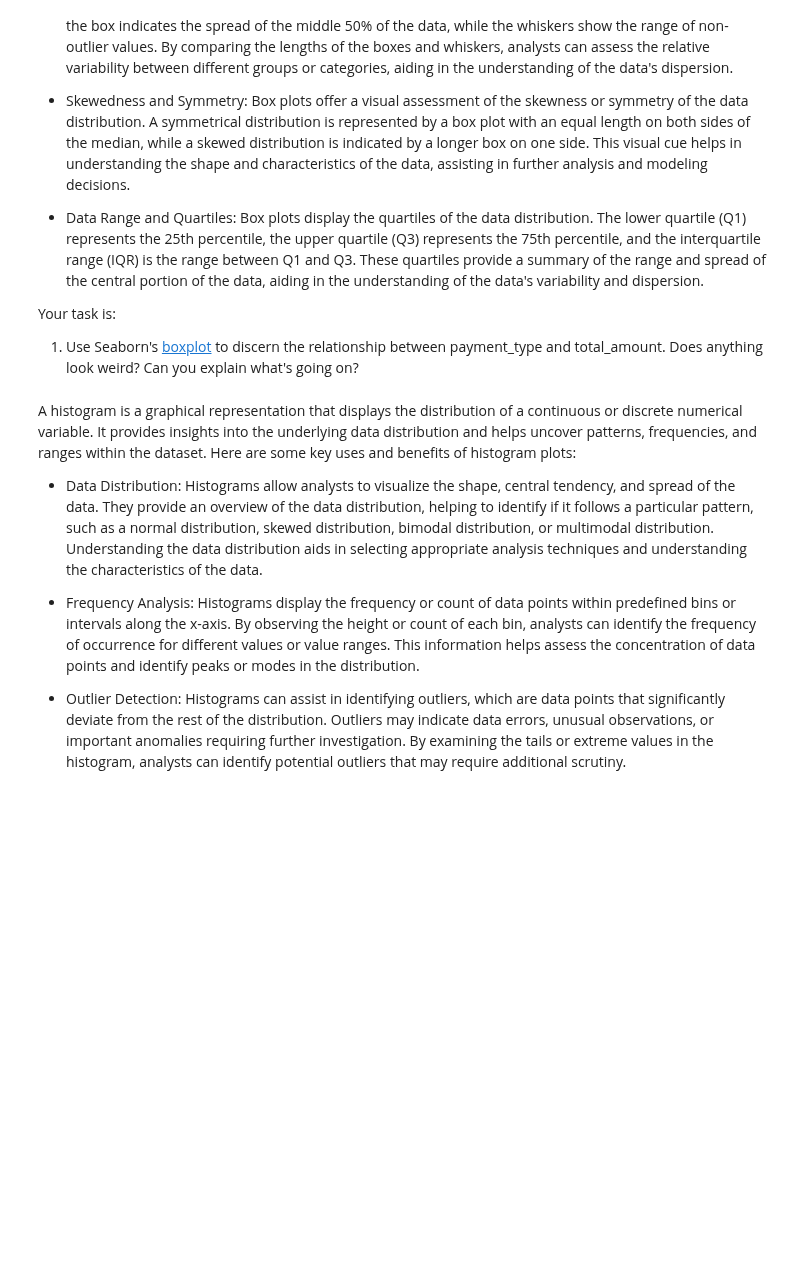
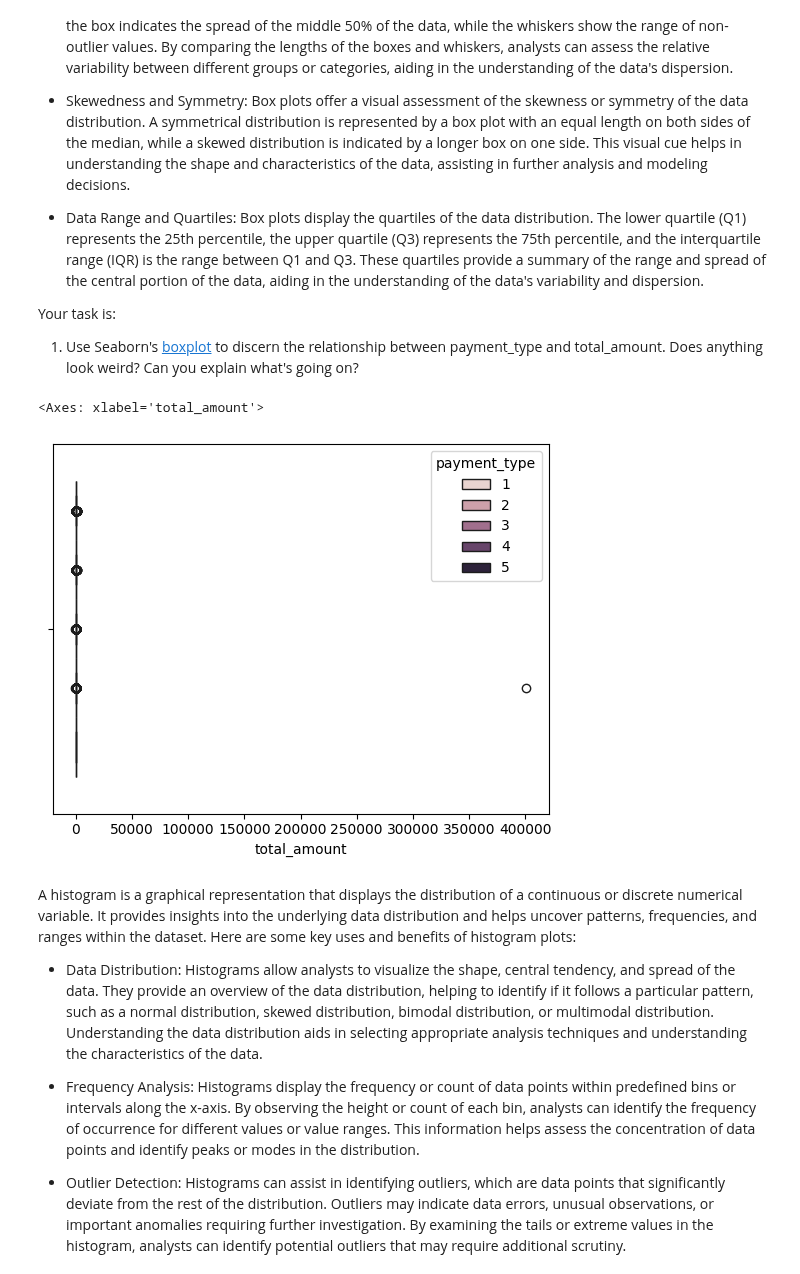
Before and after one commit to TrollRider-Kristian/Springboard-AI-Mini-Projects, a Jupyter notebook: Student_MLE_MiniProject_EDA.ipynb, the cells around one changed output. Saved outputs shown, nothing was run; the diff lists cells and outputs as text; code cells hidden in the pictures; blank space fills up the shorter version.

Commit message:
Boxplot so far, still need to answer the question.

```diff
--- a/Student_MLE_MiniProject_EDA.ipynb
+++ b/Student_MLE_MiniProject_EDA.ipynb
@@ -276,3 +291,22 @@ Your task is:
+# %%
+# Create a box plot of total amount by payment type. Do you see anything odd?
+# If you print out the first 15 rows of the dataset (see my head(15) function call below), then you see a bunch of
+# cash and credit payments between 0 and 50 dollars.  Looks normal so far.
+# print (taxi_tripdata_no_missing_rows.loc[:, ['payment_type', 'total_amount']].head(15))
+
+# However, a single outlier of $400,000 squishes ALL the boxplots into a razor-thin width.
+# The outlier is of payment_type 4, which according to https://www.nyc.gov/assets/tlc/downloads/pdf/data_dictionary_trip_records_yellow.pdf,
+# suggests a payment_type of "dispute".
+sns.boxplot (data = taxi_tripdata_no_missing_rows.loc[:, ['total_amount', 'payment_type']], x = 'total_amount', hue = 'payment_type')
+
+# Note that if you contstrain the boxplot to the first 1000 rows, then the boxplots look "normal" for every payment_category, except the last one.
+# For the first three payment categories, the payment values fall between 0 and 50 dollars, for the most part.
+# But the last category involves total_amount values below zero.  My theory to these payments is that the passenger overpaid for a previous fare and was compensated
+# by the taxi company in a future ride by an amount greater than the total_amount of the current ride.  This only applies to the "dispute" type payment_category.
+# sns.boxplot (data = taxi_tripdata_no_missing_rows.loc[0:1000, ['total_amount', 'payment_type']], x = 'total_amount', hue = 'payment_type')
+# %% [output]
+<Axes: xlabel='total_amount'>
+[figure, added]
 # %% [markdown]
 A histogram is a graphical representation that displays the distribution of a continuous or discrete numerical variable. It provides insights into the underlying data distribution and helps uncover patterns, frequencies, and ranges within the dataset. Here are some key uses and benefits of histogram plots:
 
```
Also changed, not shown: parts of 4 cells of this notebook.
